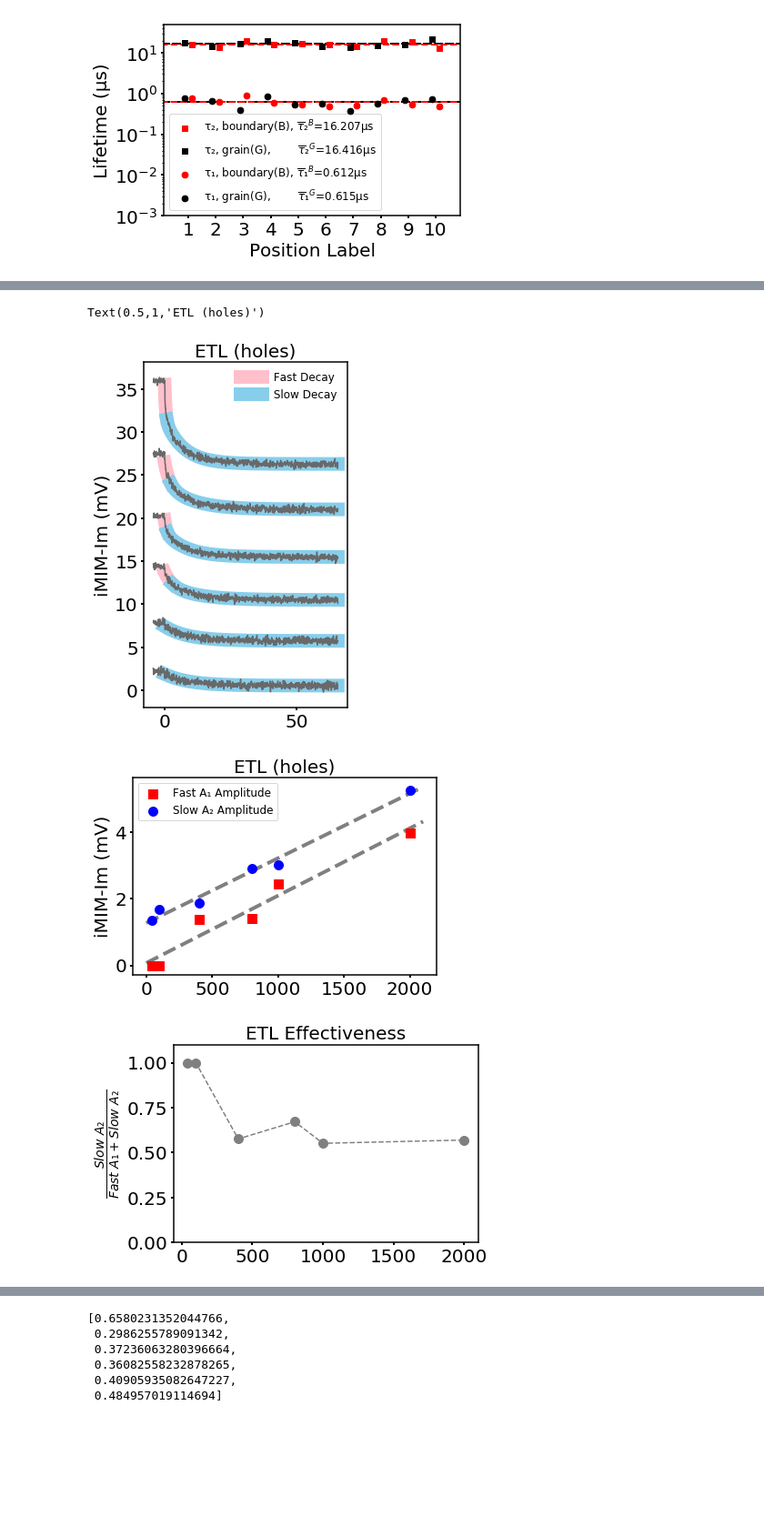
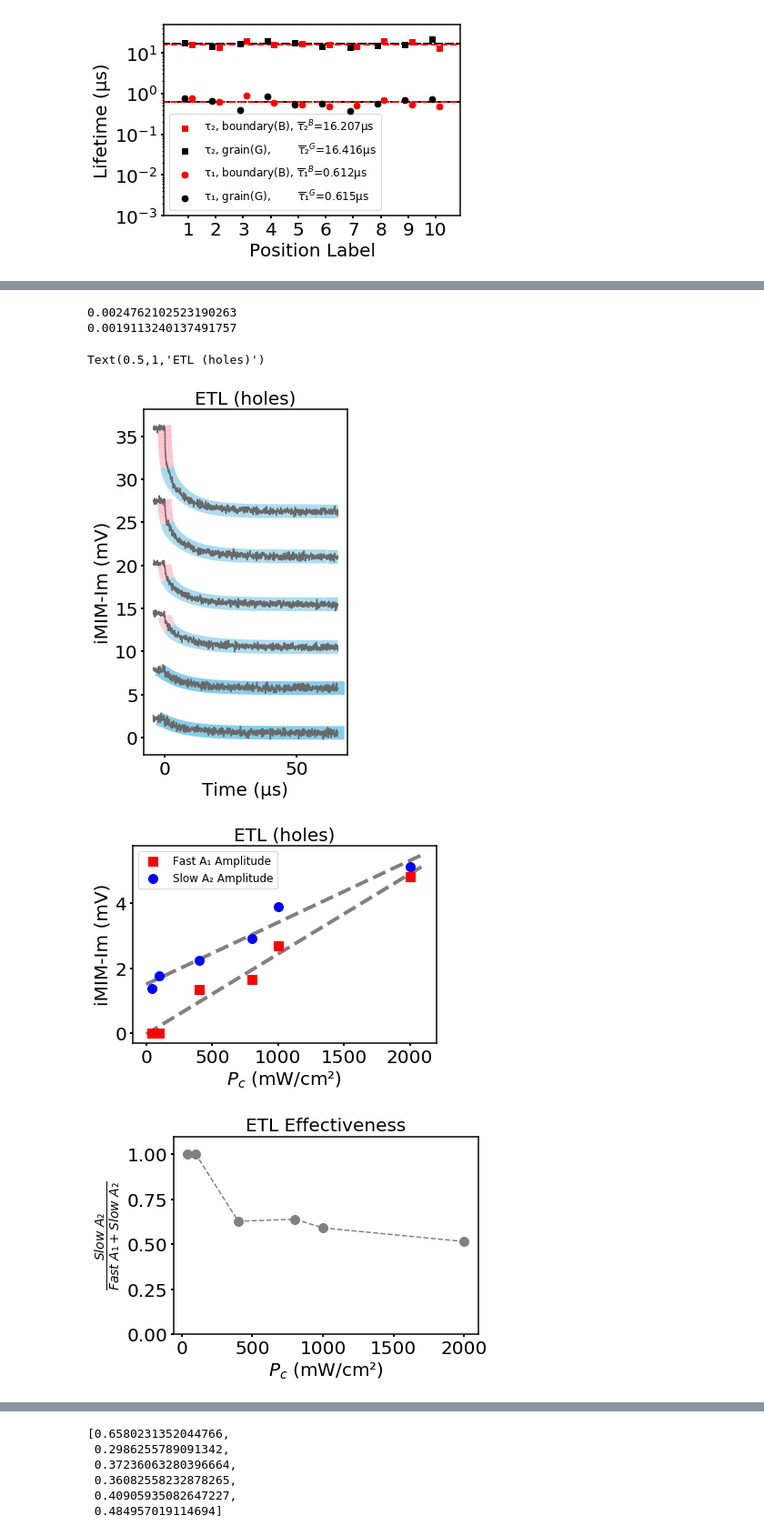
Before and after one commit to xuejianma/LabTools, a Jupyter notebook: lifeTimeProcesses.ipynb, the cells around one changed output, grey strips where cells are left out. Shown: that part at 91% size. Drawn from its saved outputs; the diff is of its cells as text; code cells hidden in the pictures; blank space fills up the shorter version.

```diff
--- a/lifeTimeProcesses.ipynb
+++ b/lifeTimeProcesses.ipynb
@@ -300,6 +326,7 @@ HTL_intensity_files = ["2020-06-25_7kHz_result_0.0010_446nm_KaiZhu_Provskite_HTL
 HTL_intensity_list = [-pd.read_csv(HTL_root+file,header=None)[0].values for file in HTL_intensity_files]
 plt.figure(figsize=(4,7))
 plt.title("HTL (electrons)")
+plt.xlabel('Time (µs)')
 plt.ylabel('iMIM-Im (mV)')
 minor_shift=[0,0,0,0,0,0,]
 fast_list = []
@@ -311,7 +338,7 @@ for ind,htl in enumerate(HTL_intensity_list):
     cutoff = cutoff_raw-minor_shift[ind]
     num_points = 1400
     unit_time = 50
-    cutoff_raw = 86
+    cutoff_raw = 84
     xlist = np.arange(0,num_points*unit_time,unit_time) - cutoff*unit_time
     ydata = htl+5*ind
     plt.plot(xlist[:len(ydata)]/1e3,ydata,color = 'dimgray')
@@ -329,17 +356,7 @@ for ind,htl in enumerate(HTL_intensity_list):
         threshy = np.max(fit_data)-prop*deltay
         fast_fit = []
         slow_fit = []
-        for item in fit_data:
-            if item>=threshy:
-                fast_fit.append(item)
-            else:
-                slow_fit.append(item)
-        if ind == 2:
-            plt.plot(xlist[cutoff:len(fast_fit)+cutoff]/1e3,fast_fit,color='pink',linewidth=15,zorder=-9,label=' Fast Decay')
-            plt.plot(xlist[cutoff+len(fast_fit):cutoff+len(fast_fit)+len(slow_fit)]/1e3,slow_fit,color='skyblue',linewidth=15,zorder=-8,label=' Slow Decay')
-        else:
-            plt.plot(xlist[cutoff:len(fast_fit)+cutoff]/1e3,fast_fit,color='pink',linewidth=15,zorder=-9)
-            plt.plot(xlist[cutoff+len(fast_fit):cutoff+len(fast_fit)+len(slow_fit)]/1e3,slow_fit,color='skyblue',linewidth=15,zorder=-8)
+        plotTwoColors(xlist[cutoff:len(ydata)]/1e3,fit_data,'skyblue','pink',threshy,linewidth=15)
     else:
         popt_new,perr_new = curve_fit_new(decay1,xlist[cutoff:len(ydata)],ydata[cutoff:])
         fast_list.append(popt_new[1])
@@ -353,21 +370,25 @@ plt.figure()
 intensity_list = [40,100,400,800,1000,2000]
 plt.scatter(intensity_list,fast_A_list,label='Fast A₁ Amplitude',color = 'red',s=100,zorder=10,marker='s')
 m,b = np.polyfit(intensity_list, fast_A_list, 1)
+print(m)
 plt.plot([0,2100],[m*0+b,m*2100+b],color="gray",linestyle="dashed",linewidth=4)
 
 plt.scatter(intensity_list,slow_A_list,label='Slow A₂ Amplitude',color = 'blue',s=100,zorder=10)
 m,b = np.polyfit(intensity_list, slow_A_list, 1)
+print(m)
 plt.plot([0,2100],[m*0+b,m*2100+b],color="gray",linestyle="dashed",linewidth=4)
 
 
 plt.legend()
 plt.title('HTL (electrons)')
+plt.xlabel("$P_c$ (mW/cm²)")
 plt.ylabel('iMIM-Im (mV)')
 
 plt.figure()
 plt.plot(intensity_list,[item2/(item1+item2) for item1,item2 in zip(slow_A_list,fast_A_list)],'.--',markersize=20,color='gray')
 plt.ylim(0,1.1)
 plt.title('HTL Effectiveness')
+plt.xlabel("$P_c$ (mW/cm²)")
 plt.ylabel('$\\frac{Fast\ A₁}{Fast\ A₁+Slow\ A₂}$')
 
 plt.figure()
@@ -379,7 +400,7 @@ plt.plot(intensity_list,np.asarray(ETL_t_list)/1e3,color='blue',marker='s',label
 plt.plot(intensity_list,np.asarray(HTL_t_list)/1e3,color='red',marker='o',label='Fast τ₁')#label='$\overline{τ}_{electron}$='+'{:.2f}'.format(HTL_mean)+'µs')
 plt.yscale('log')
 plt.ylim(1e-2,5e1)
-plt.legend()
+plt.legend(loc='lower left')
 plt.ylabel('Lifetime (µs)')
 plt.xlabel("$P_c$ (mW/cm²)")
 plt.title('HTL (electrons)')
@@ -428,6 +432,7 @@ ETL_intensity_files = [#"2020-06-26_7kHz_result_0.0004_446nm_KaiZhu_Provskite_Ti
 ETL_intensity_list = [-pd.read_csv(ETL_root+file,header=None)[0].values for file in ETL_intensity_files]
 plt.figure(figsize=(4,7))
 plt.title("ETL (holes)")
+plt.xlabel('Time (µs)')
 plt.ylabel('iMIM-Im (mV)')
 
 minor_shift=[0,0,0,0,0,0,0,]
@@ -439,7 +444,7 @@ for ind,etl in enumerate(ETL_intensity_list):
     cutoff = cutoff_raw-minor_shift[ind]
     num_points = 1400
     unit_time = 50
-    cutoff_raw = 85
+    cutoff_raw = 82
     xlist = np.arange(0,num_points*unit_time,unit_time) - cutoff*unit_time
     ydata = etl+5*ind
     plt.plot(xlist[:len(ydata)]/1e3,ydata,color='dimgray')
@@ -455,20 +460,10 @@ for ind,etl in enumerate(ETL_intensity_list):
         deltay = np.ptp(fit_data)
         prop = popt_new[fast_ind]/(popt_new[fast_ind]+popt_new[slow_ind])
         threshy = np.max(fit_data)-prop*deltay
-        print(prop)
+#         print(prop)
         fast_fit = []
         slow_fit = []
-        for item in fit_data:
-            if item>=threshy:
-                fast_fit.append(item)
-            else:
-                slow_fit.append(item)
-        if ind == 2:
-            plt.plot(xlist[cutoff:len(fast_fit)+cutoff]/1e3,fast_fit,color='pink',linewidth=15,zorder=-9,label=' Fast Decay')
-            plt.plot(xlist[cutoff+len(fast_fit):cutoff+len(fast_fit)+len(slow_fit)]/1e3,slow_fit,color='skyblue',linewidth=15,zorder=-8,label=' Slow Decay')
-        else:
-            plt.plot(xlist[cutoff:len(fast_fit)+cutoff]/1e3,fast_fit,color='pink',linewidth=15,zorder=-9)
-            plt.plot(xlist[cutoff+len(fast_fit):cutoff+len(fast_fit)+len(slow_fit)]/1e3,slow_fit,color='skyblue',linewidth=15,zorder=-8)
+        plotTwoColors(xlist[cutoff:len(ydata)]/1e3,fit_data,'skyblue','pink',threshy,linewidth=15)
     else:
         popt_new,perr_new = curve_fit_new(decay1,xlist[cutoff:len(ydata)],ydata[cutoff:])
         slow_list.append(popt_new[1])
@@ -485,21 +480,25 @@ plt.figure()
 intensity_list = [40,100,400,800,1000,2000]
 plt.scatter(intensity_list,fast_A_list,label='Fast A₁ Amplitude',color = 'red',s=100,zorder=10,marker='s')
 m,b = np.polyfit(intensity_list, fast_A_list, 1)
+print(m)
 plt.plot([0,2100],[m*0+b,m*2100+b],color="gray",linestyle="dashed",linewidth=4)
 
 plt.scatter(intensity_list,slow_A_list,label='Slow A₂ Amplitude',color = 'blue',s=100,zorder=10)
 m,b = np.polyfit(intensity_list, slow_A_list, 1)
+print(m)
 plt.plot([0,2100],[m*0+b,m*2100+b],color="gray",linestyle="dashed",linewidth=4)
 
 
 plt.legend()
 plt.title('ETL (holes)')
+plt.xlabel("$P_c$ (mW/cm²)")
 plt.ylabel('iMIM-Im (mV)')
 
 plt.figure()
 plt.plot(intensity_list,[item1/(item1+item2) for item1,item2 in zip(slow_A_list,fast_A_list)],'.--',markersize=20,color='gray')
 plt.ylim(0,1.1)
 plt.title('ETL Effectiveness')
+plt.xlabel("$P_c$ (mW/cm²)")
 plt.ylabel('$\\frac{Slow\ A₂}{Fast\ A₁+Slow\ A₂}$')
 
 plt.figure()
@@ -511,7 +510,7 @@ plt.plot(intensity_list,np.asarray(ETL_t_list)/1e3,color='blue',marker='s',label
 plt.plot(intensity_list,np.asarray(HTL_t_list)/1e3,color='red',marker='o',label='Fast τ₁')#label='$\overline{τ}_{electron}$='+'{:.2f}'.format(HTL_mean)+'µs')
 plt.yscale('log')
 plt.ylim(1e-2,5e1)
-plt.legend()
+plt.legend(loc='lower left')
 plt.ylabel('Lifetime (µs)')
 plt.xlabel("$P_c$ (mW/cm²)")
 plt.title('ETL (holes)')
@@ -523,4 +519,6 @@ plt.title('ETL (holes)')
-Text(0.5,1,'ETL (holes)')
+0.0024762102523190263
+0.0019113240137491757
+Text(0.5,1,'ETL (holes)')
-[figure, old version]
+[figure, new version]
-[figure, old version]
+[figure, new version]
-[figure, old version]
+[figure, new version]
```
Also changed, not shown: parts of 17 cells of this notebook, 5 other files.
